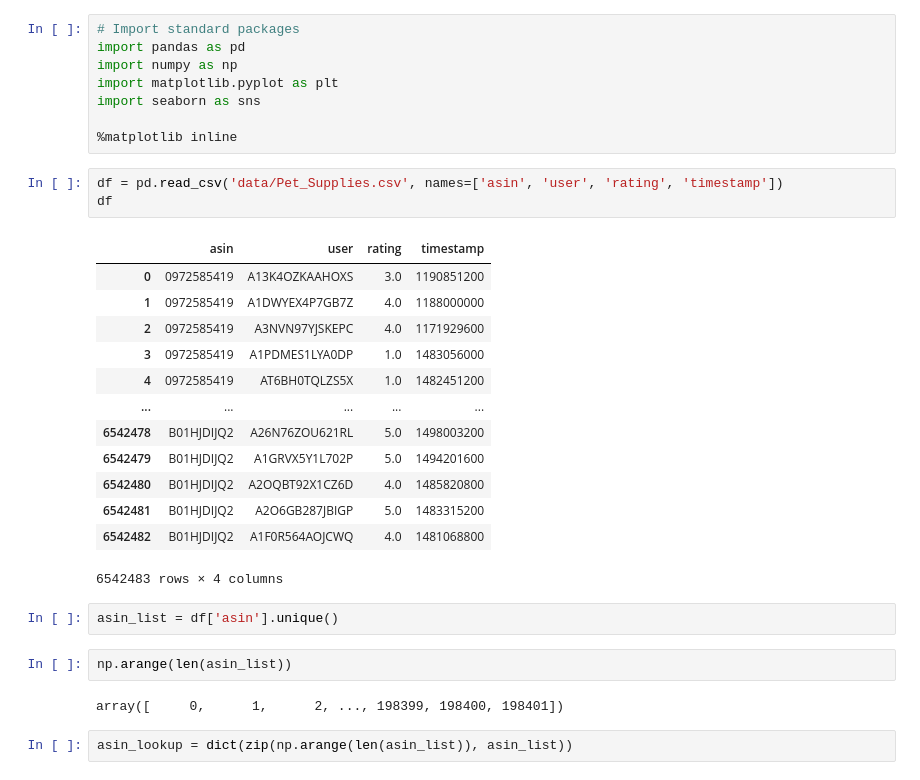
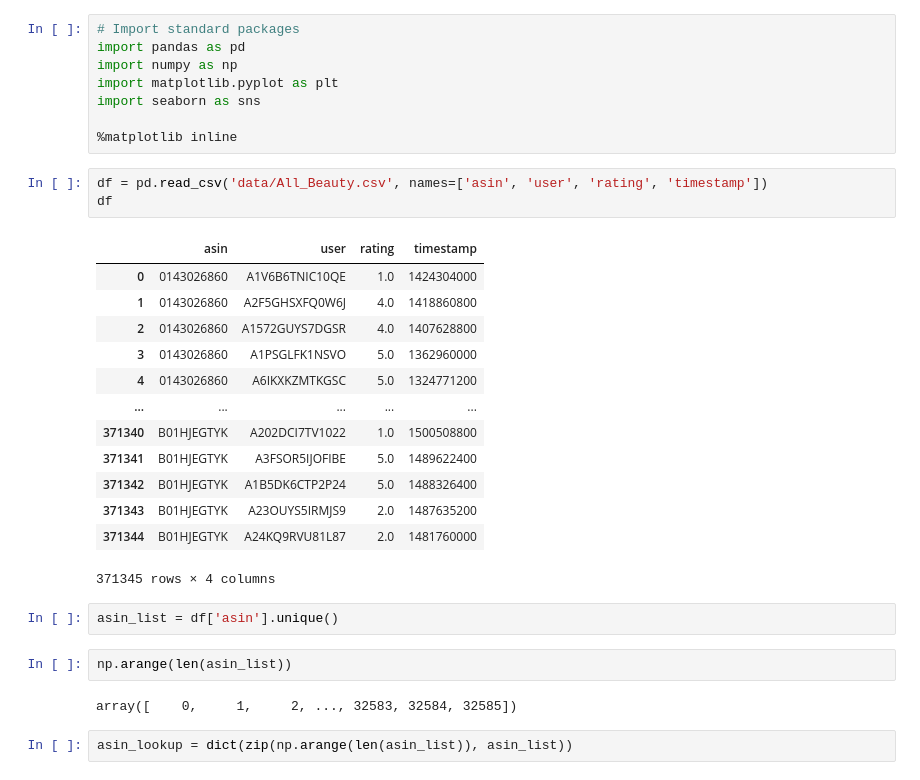
Before and after one commit to ds-leehanjin/amazon-recommender-system, a Jupyter notebook: dsc-phase4-project-rougheda.ipynb, the cells around one changed output. Saved outputs shown, nothing was run; the diff lists cells and outputs as text.

```diff
--- a/dsc-phase4-project-rougheda.ipynb
+++ b/dsc-phase4-project-rougheda.ipynb
@@ -40,28 +40,28 @@ import seaborn as sns
 
 %matplotlib inline
 # %%
-df = pd.read_csv('data/Pet_Supplies.csv', names=['asin', 'user', 'rating', 'timestamp'])
+df = pd.read_csv('data/All_Beauty.csv', names=['asin', 'user', 'rating', 'timestamp'])
 df
 # %% [output]
 |  | asin | user | rating | timestamp |
-| 0 | 0972585419 | A13K4OZKAAHOXS | 3.0 | 1190851200 |
-| 1 | 0972585419 | A1DWYEX4P7GB7Z | 4.0 | 1188000000 |
-| 2 | 0972585419 | A3NVN97YJSKEPC | 4.0 | 1171929600 |
-| 3 | 0972585419 | A1PDMES1LYA0DP | 1.0 | 1483056000 |
-| 4 | 0972585419 | AT6BH0TQLZS5X | 1.0 | 1482451200 |
+| 0 | 0143026860 | A1V6B6TNIC10QE | 1.0 | 1424304000 |
+| 1 | 0143026860 | A2F5GHSXFQ0W6J | 4.0 | 1418860800 |
+| 2 | 0143026860 | A1572GUYS7DGSR | 4.0 | 1407628800 |
+| 3 | 0143026860 | A1PSGLFK1NSVO | 5.0 | 1362960000 |
+| 4 | 0143026860 | A6IKXKZMTKGSC | 5.0 | 1324771200 |
 | ... | ... | ... | ... | ... |
-| 6542478 | B01HJDIJQ2 | A26N76ZOU621RL | 5.0 | 1498003200 |
-| 6542479 | B01HJDIJQ2 | A1GRVX5Y1L702P | 5.0 | 1494201600 |
-| 6542480 | B01HJDIJQ2 | A2OQBT92X1CZ6D | 4.0 | 1485820800 |
-| 6542481 | B01HJDIJQ2 | A2O6GB287JBIGP | 5.0 | 1483315200 |
-| 6542482 | B01HJDIJQ2 | A1F0R564AOJCWQ | 4.0 | 1481068800 |
+| 371340 | B01HJEGTYK | A202DCI7TV1022 | 1.0 | 1500508800 |
+| 371341 | B01HJEGTYK | A3FSOR5IJOFIBE | 5.0 | 1489622400 |
+| 371342 | B01HJEGTYK | A1B5DK6CTP2P24 | 5.0 | 1488326400 |
+| 371343 | B01HJEGTYK | A23OUYS5IRMJS9 | 2.0 | 1487635200 |
+| 371344 | B01HJEGTYK | A24KQ9RVU81L87 | 2.0 | 1481760000 |
-6542483 rows × 4 columns
+371345 rows × 4 columns
 # %%
 asin_list = df['asin'].unique()
 # %%
 np.arange(len(asin_list))
 # %% [output]
-array([     0,      1,      2, ..., 198399, 198400, 198401])
+array([    0,     1,     2, ..., 32583, 32584, 32585])
 # %%
 asin_lookup = dict(zip(np.arange(len(asin_list)), asin_list))
 # %%
```
Also changed, not shown: parts of 22 cells of this notebook, 7 other files.
